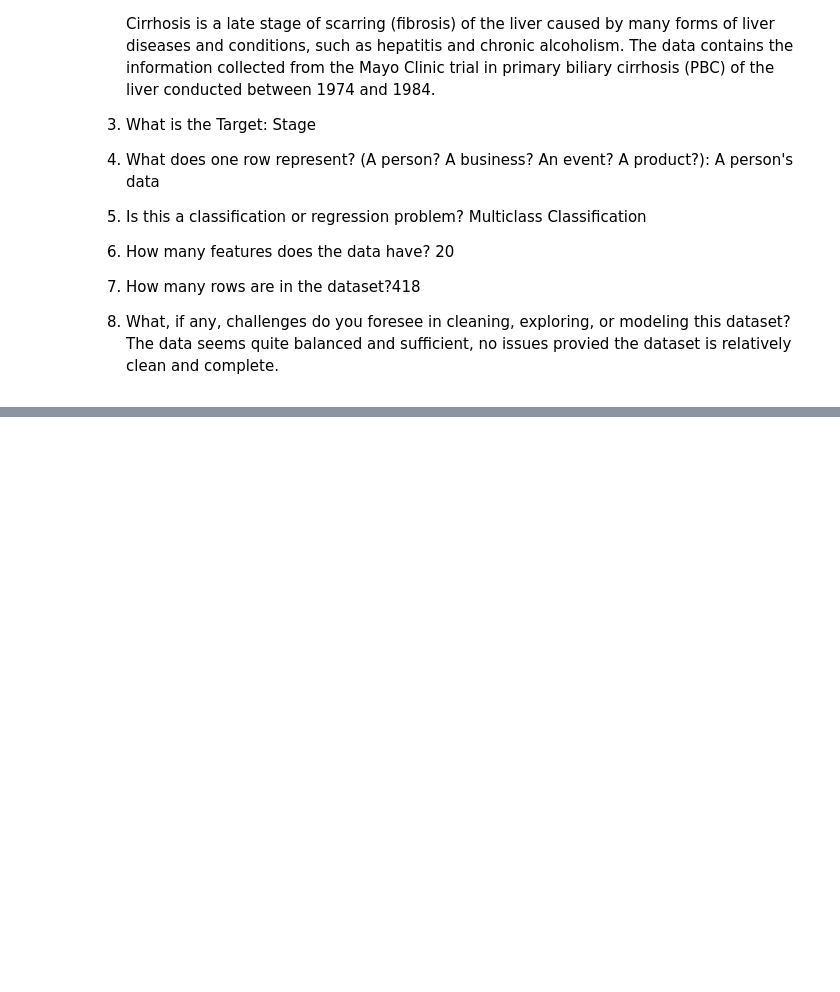
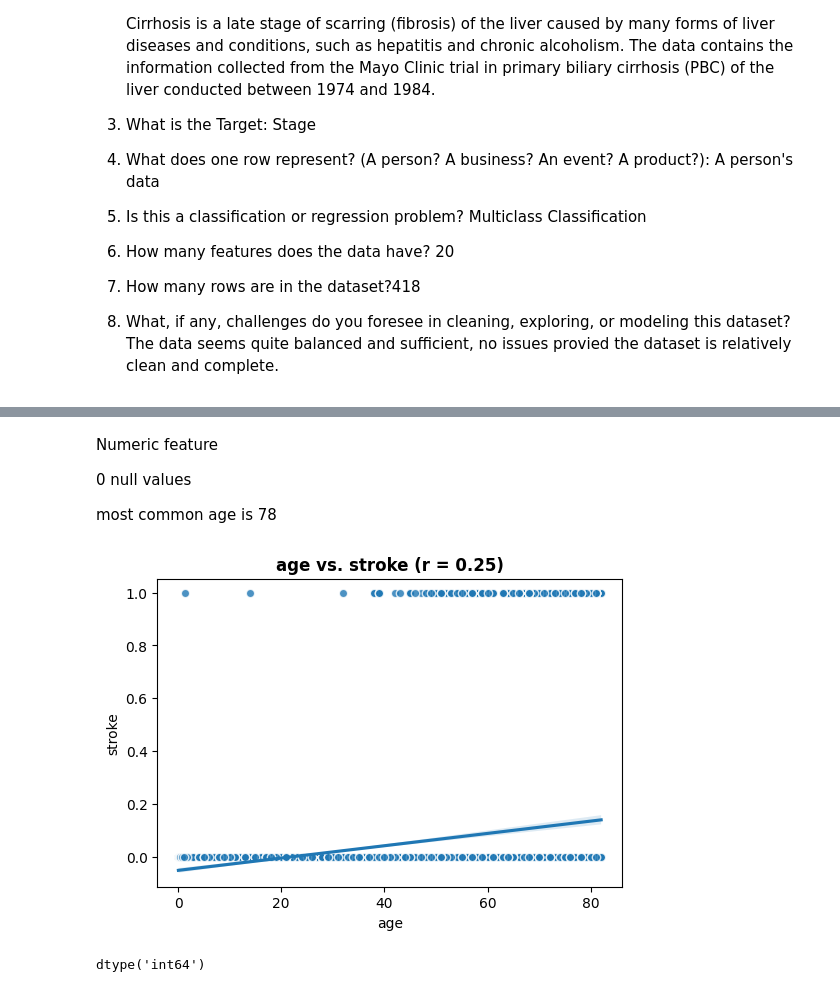
Before and after one commit to Desh86/Project2, a Jupyter notebook: Project_2.ipynb, the cells around one changed output, grey strips where cells are left out. Cells and saved outputs as stored; diff of their text form; code cells hidden in the pictures; blank space fills up the shorter version.

```diff
--- a/Project_2.ipynb
+++ b/Project_2.ipynb
@@ -125,0 +548,17 @@ Cirrhosis is a late stage of scarring (fibrosis) of the liver caused by many for
+# %% [markdown]
+Numeric feature
+
+0 null values
+
+most common age is 78
+# %%
+# Run the appropriate feature vs. target function (based on dtype)
+plot_numeric_vs_target(df,feature, 'stroke');
+# %% [output]
+[figure, added]
+# %%
+# Confirming the dtype to select correct EDA function
+feature = "hypertension"
+df[feature].dtype
+# %% [output]
+dtype('int64')
```
Also changed, not shown: parts of 40 cells of this notebook.
